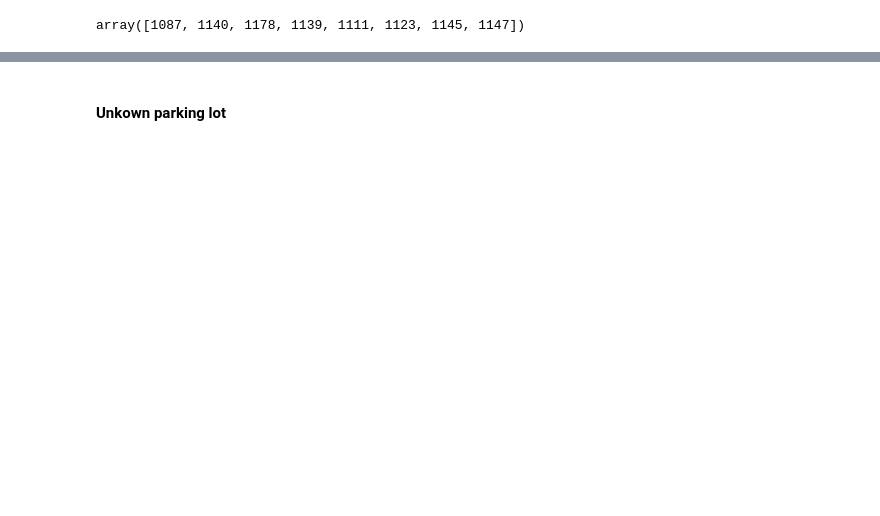
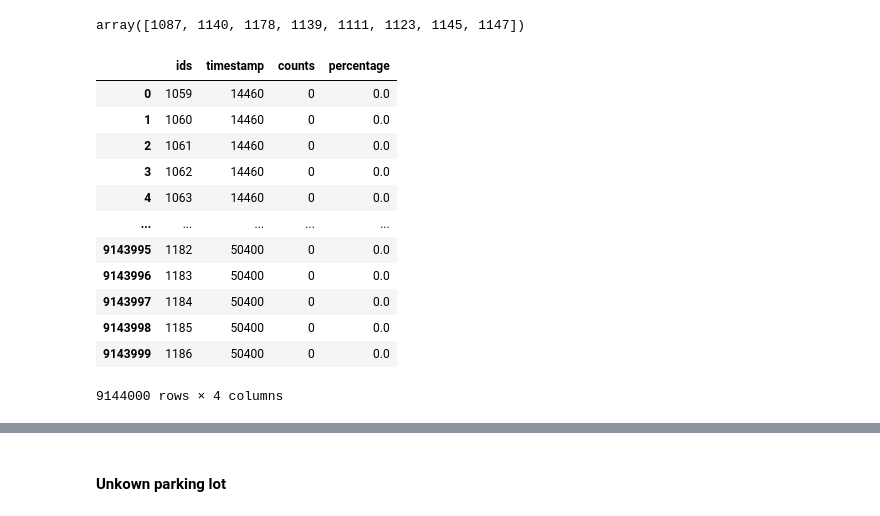
Before and after one commit to alelevente/sumo_sec, a Jupyter notebook: 03_src/06_individual.ipynb, the cells around one changed output, grey strips where cells are left out. Cells and saved outputs as stored; diff of their text form; code cells hidden in the pictures; blank space fills up the shorter version.

```diff
--- a/03_src/06_individual.ipynb
+++ b/03_src/06_individual.ipynb
@@ -253,3 +226,20 @@ known_lots
 array([1087, 1140, 1178, 1139, 1111, 1123, 1145, 1147])
 # %%
 lot = 1140
+# %%
+oracle = pd.read_csv("../02_data/oracle.csv")
+oracle
+# %% [output]
+|  | ids | timestamp | counts | percentage |
+| 0 | 1059 | 14460 | 0 | 0.0 |
+| 1 | 1060 | 14460 | 0 | 0.0 |
+| 2 | 1061 | 14460 | 0 | 0.0 |
+| 3 | 1062 | 14460 | 0 | 0.0 |
+| 4 | 1063 | 14460 | 0 | 0.0 |
+| ... | ... | ... | ... | ... |
+| 9143995 | 1182 | 50400 | 0 | 0.0 |
+| 9143996 | 1183 | 50400 | 0 | 0.0 |
+| 9143997 | 1184 | 50400 | 0 | 0.0 |
+| 9143998 | 1185 | 50400 | 0 | 0.0 |
+| 9143999 | 1186 | 50400 | 0 | 0.0 |
+9144000 rows × 4 columns
```
Also changed, not shown: parts of 8 cells of this notebook, 5 other files.
